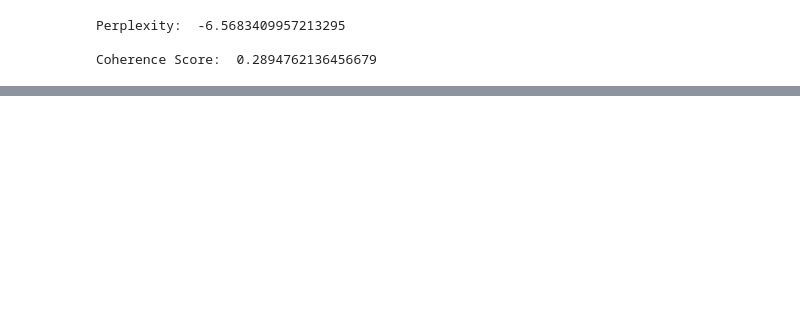
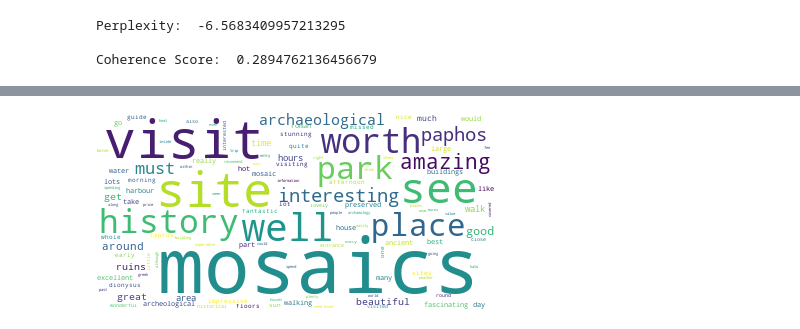
Before and after one commit to TanselArif-21/Topic-Modeling, a Jupyter notebook: Code/TopicModeling.ipynb, the cells around one changed output, grey strips where cells are left out. Drawn from its saved outputs; the diff is of its cells as text; code cells hidden in the pictures; blank space fills up the shorter version.

```diff
--- a/Code/TopicModeling.ipynb
+++ b/Code/TopicModeling.ipynb
@@ -352,0 +564,30 @@ topic
+# %%
+def generate_wordcloud_from_freq(frequency_dict): # optionally add: stopwords=STOPWORDS and change the arg below
+    """A function to create a wordcloud according to the text frequencies as well as the text itself"""
+    wordcloud = WordCloud(background_color = 'white',
+                          relative_scaling = 1.0,
+                          stopwords = {'to', 'of'} # set or space-separated string
+                          ).generate_from_frequencies(frequency_dict)
+
+    return wordcloud
+# %%
+def generate_wordcloud(freq_dict,id2word,corpus):
+    freq_dict = []
+    [freq_dict.extend(i) for i in corpus[:]]
+
+
+    frequency_dict = dict()
+    for i,j in freq_dict:
+        key = id2word[i]
+        if key in frequency_dict:
+            frequency_dict[key] += j
+        else:
+            frequency_dict[key] = j
+
+    return generate_wordcloud_from_freq(frequency_dict)
+# %%
+wc = generate_wordcloud(freq_dict,id2word,corpus)
+# %%
+wc.to_image()
+# %% [output]
+[figure, added]
```
Also changed, not shown: parts of 37 cells of this notebook, 1 other file.
